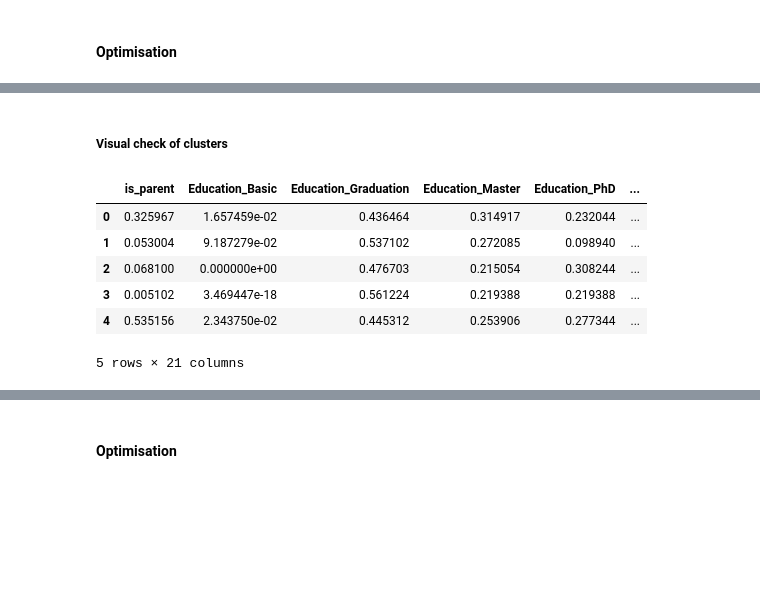
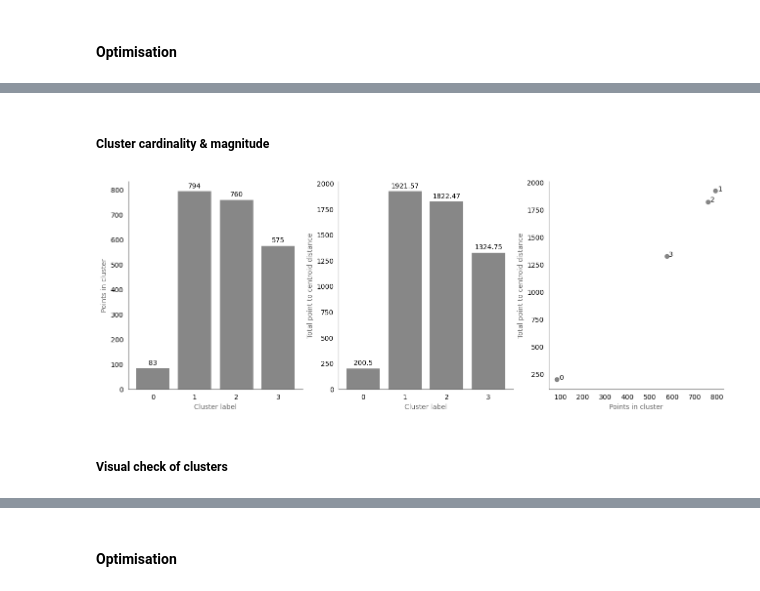
Before and after one commit to earth1987/retail-customer-segmentation, a Jupyter notebook: notebooks/model_selection_evaluation.ipynb, the cells around one changed output, grey strips where cells are left out. Saved outputs shown, nothing was run; the diff lists cells and outputs as text; code cells hidden in the pictures; blank space fills up the shorter version.

```diff
--- a/notebooks/model_selection_evaluation.ipynb
+++ b/notebooks/model_selection_evaluation.ipynb
@@ -116,0 +143,2 @@ axes.spines[['left', 'bottom']].set_color('dimgray')
+# %% [markdown]
+##### Cluster cardinality & magnitude
@@ -117,13 +158,32 @@ axes.spines[['left', 'bottom']].set_color('dimgray')
+# %%
+fig, axes = plt.subplots(1, 3, figsize=(6.4*2, 4.8), constrained_layout=True)
+for ax in axes:
+    ax.tick_params(bottom=False, left=False)
+    ax.grid(False)
+    ax.spines[['top', 'right']].set_visible(False)
+    ax.spines[['left', 'bottom']].set_color('dimgray')
+
+# Cluster cardinality bar chart
+cardinality_bars = axes[0].bar(kmeans_cardinality.index, kmeans_cardinality.values, color='dimgray', alpha=0.8)
+axes[0].set_xlabel('Cluster label', color='dimgray')
+axes[0].set_ylabel('Points in cluster', color='dimgray')
+axes[0].bar_label(cardinality_bars, padding=3)
+
+# Cluster magnitude bar chart
+magnitude_bars = axes[1].bar(kmeans_magnitude.index, kmeans_magnitude.values, color='dimgray', alpha=0.8)
+axes[1].set_xlabel('Cluster label', color='dimgray')
+axes[1].set_ylabel('Total point to centroid distance', color='dimgray')
+axes[1].bar_label(magnitude_bars, padding=3)
+
+# Cardinality vs magnitude
+axes[2].scatter(kmeans_cardinality.values, kmeans_magnitude.values, color='dimgray', alpha=0.8)
+axes[2].set_xlabel('Points in cluster', color='dimgray')
+axes[2].set_ylabel('Total point to centroid distance', color='dimgray')
+i=0
+for x, y in zip(kmeans_cardinality, kmeans_magnitude):
+    axes[2].annotate(i, (x + 10, y))
+    i+=1
+# %% [output]
+[figure, added]
 # %% [markdown]
 ##### Visual check of clusters
-# %%
-centers = pd.DataFrame(kmeans.cluster_centers_, columns=list(eng_df.columns))
-centers.head()
-# %% [output]
-|  | is_parent | Education_Basic | Education_Graduation | Education_Master | Education_PhD | ... |
-| 0 | 0.325967 | 1.657459e-02 | 0.436464 | 0.314917 | 0.232044 | ... |
-| 1 | 0.053004 | 9.187279e-02 | 0.537102 | 0.272085 | 0.098940 | ... |
-| 2 | 0.068100 | 0.000000e+00 | 0.476703 | 0.215054 | 0.308244 | ... |
-| 3 | 0.005102 | 3.469447e-18 | 0.561224 | 0.219388 | 0.219388 | ... |
-| 4 | 0.535156 | 2.343750e-02 | 0.445312 | 0.253906 | 0.277344 | ... |
-5 rows × 21 columns
```
Also changed, not shown: parts of 52 cells of this notebook.
